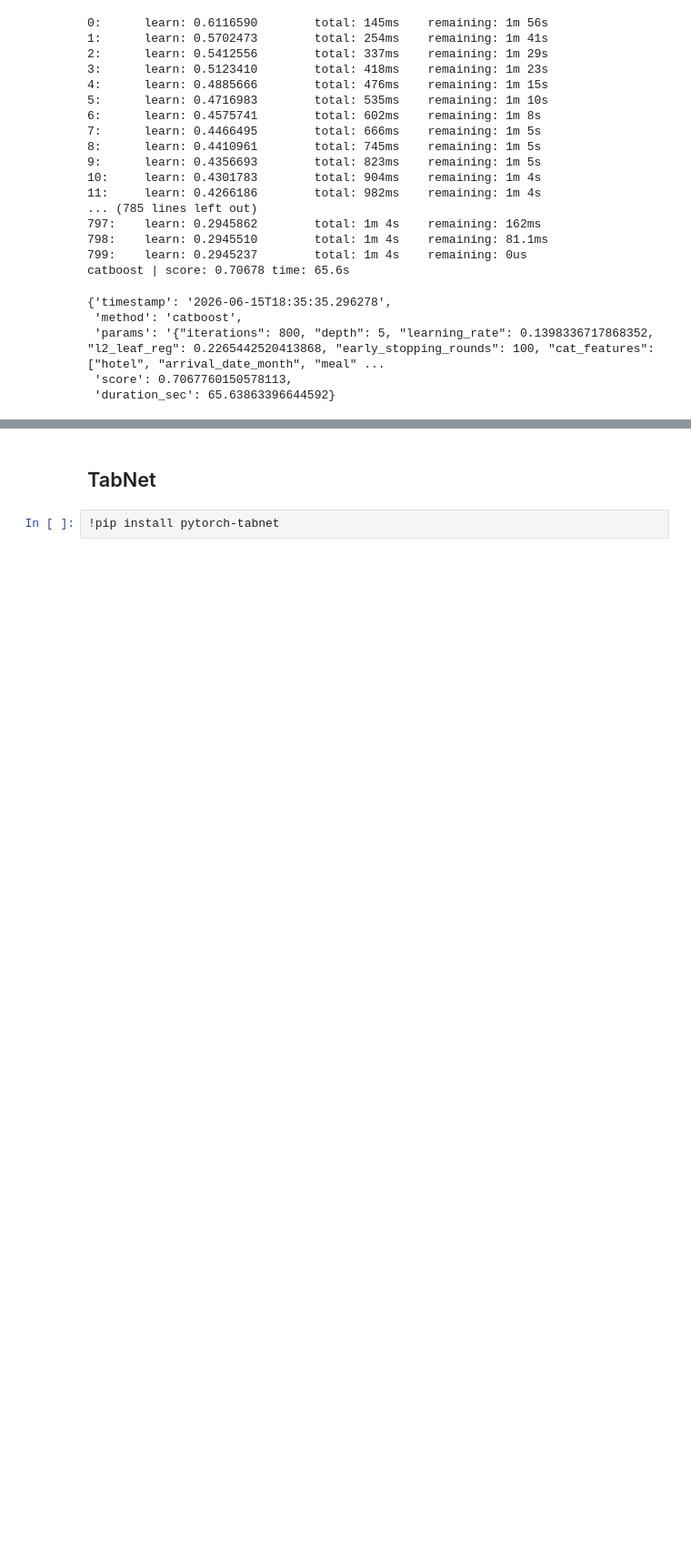
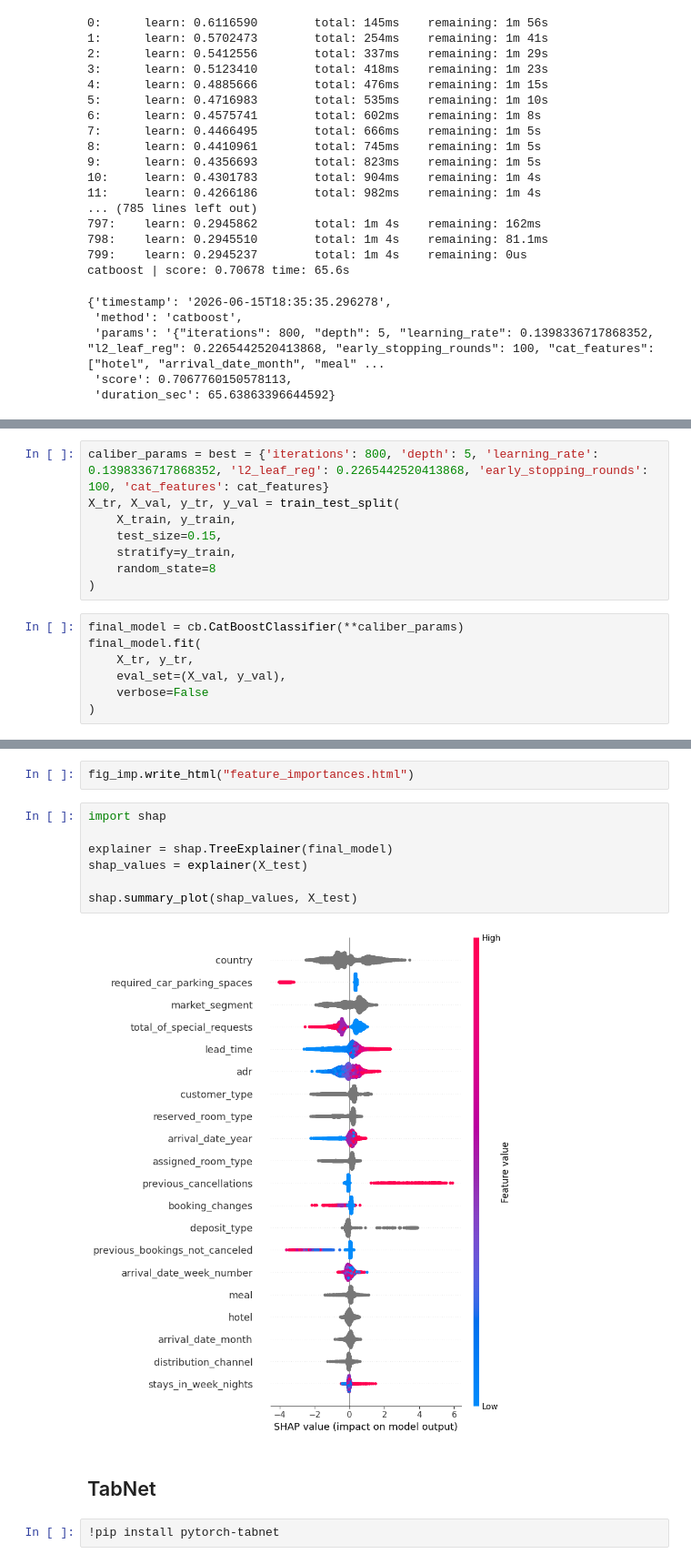
Before and after one commit to Vysokodelovoi/IAD_GP, a Jupyter notebook: gp_ml.ipynb, the cells around one changed output, grey strips where cells are left out. Shown at 91% size. Saved outputs shown, nothing was run; the diff lists cells and outputs as text; blank space fills up the shorter version.

```diff
--- a/gp_ml.ipynb
+++ b/gp_ml.ipynb
@@ -356,0 +365,15 @@ catboost | score: 0.70678 time: 65.6s
+# %%
+caliber_params = best = {'iterations': 800, 'depth': 5, 'learning_rate': 0.1398336717868352, 'l2_leaf_reg': 0.2265442520413868, 'early_stopping_rounds': 100, 'cat_features': cat_features}
+X_tr, X_val, y_tr, y_val = train_test_split(
+    X_train, y_train,
+    test_size=0.15,
+    stratify=y_train,
+    random_state=8
+)
+# %%
+final_model = cb.CatBoostClassifier(**caliber_params)
+final_model.fit(
+    X_tr, y_tr,
+    eval_set=(X_val, y_val),
+    verbose=False
+)
@@ -357,3 +518,14 @@ catboost | score: 0.70678 time: 65.6s
+# %%
+fig_imp.write_html("feature_importances.html")
+# %%
+import shap
+
+explainer = shap.TreeExplainer(final_model)
+shap_values = explainer(X_test)
+
+shap.summary_plot(shap_values, X_test)
+# %% [output]
+[figure, added]
 # %% [markdown]
 ## TabNet
 # %%
```
Also changed, not shown: parts of 13 cells of this notebook.
